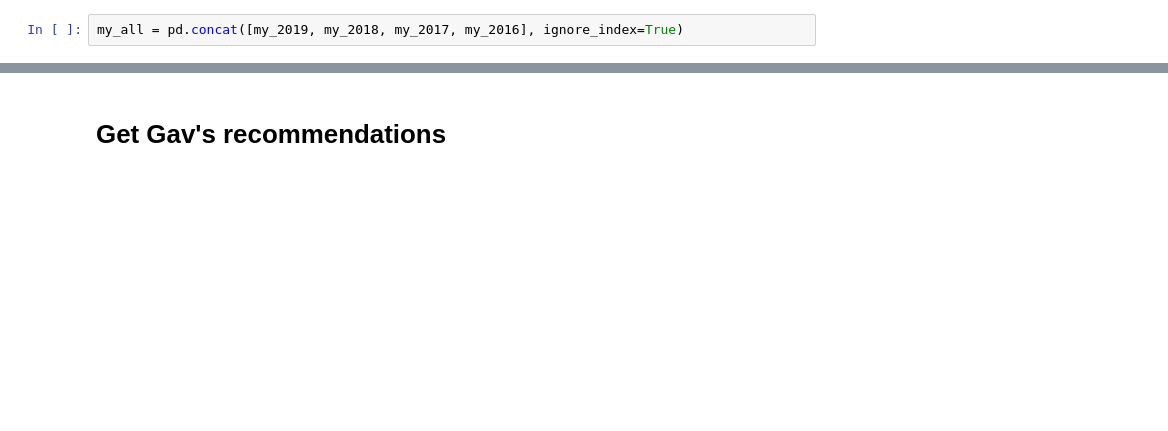
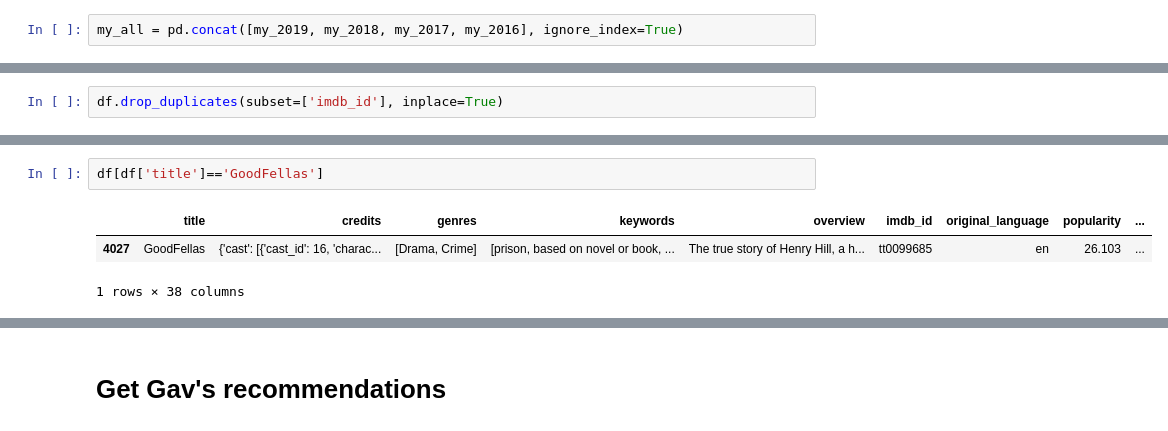
Before and after one commit to nsdean/movie-stats, a Jupyter notebook: recommender-my-data.ipynb, the cells around one changed output, grey strips where cells are left out. Drawn from its saved outputs; the diff is of its cells as text; blank space fills up the shorter version.

```diff
--- a/recommender-my-data.ipynb
+++ b/recommender-my-data.ipynb
@@ -335,0 +327,2 @@ my_2019['title_year'] = my_2019['Title'] + ' ' + my_2019['Year'].apply(str)
+# %%
+df.drop_duplicates(subset=['imdb_id'], inplace=True)
@@ -344 +352,7 @@ indices = pd.Series(df.index, index=df['title_year'])
+# %%
+df[df['title']=='GoodFellas']
+# %% [output]
+|  | title | credits | genres | keywords | overview | imdb_id | original_language | popularity | ... |
+| 4027 | GoodFellas | {'cast': [{'cast_id': 16, 'charac... | [Drama, Crime] | [prison, based on novel or book, ... | The true story of Henry Hill, a h... | tt0099685 | en | 26.103 | ... |
+1 rows × 38 columns
 # %%
```
Also changed, not shown: parts of 21 cells of this notebook.
